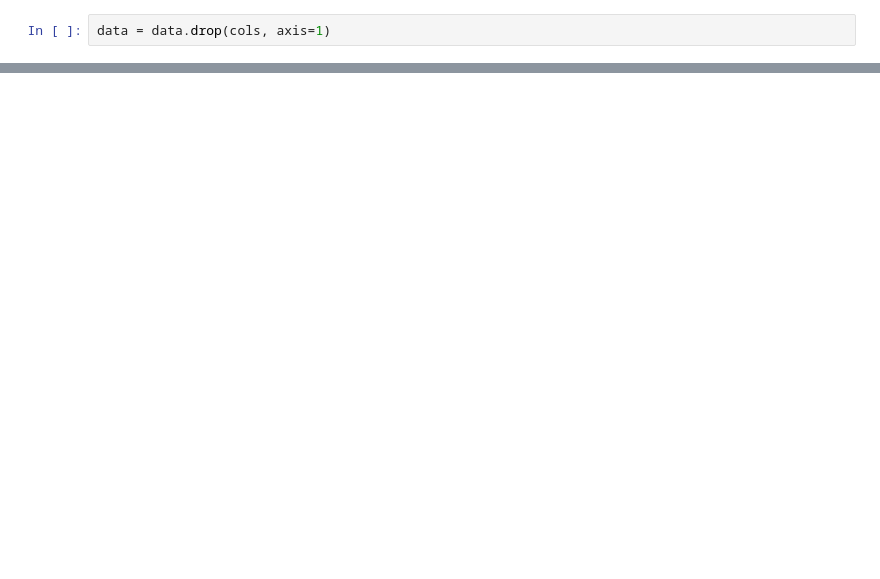
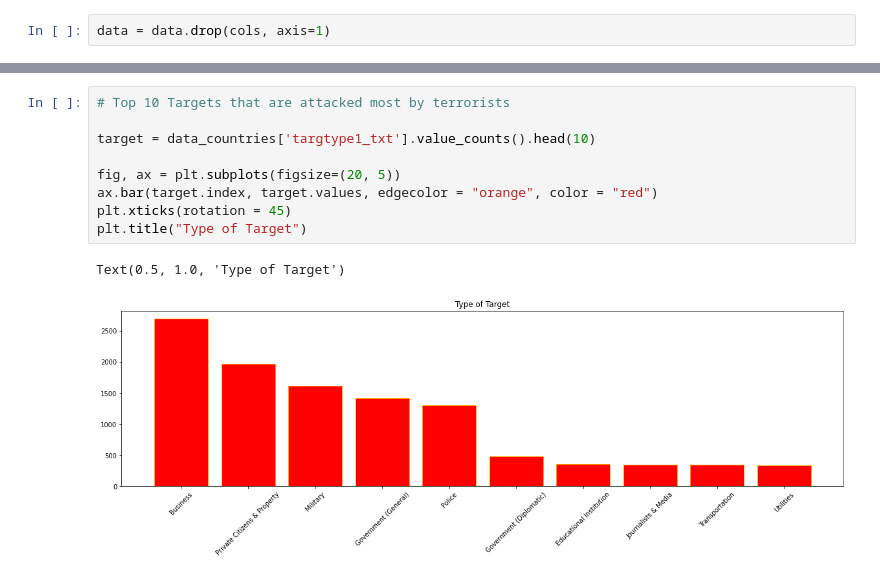
Before and after one commit to SatyamPalkar/LGMVIP-DataScience, a Jupyter notebook: INTERMEDIATE_LEVEL_TASK1.ipynb, the cells around one changed output, grey strips where cells are left out. Cells and saved outputs as stored; diff of their text form; blank space fills up the shorter version.

```diff
--- a/INTERMEDIATE_LEVEL_TASK1.ipynb
+++ b/INTERMEDIATE_LEVEL_TASK1.ipynb
@@ -114,0 +205,12 @@ NameError: ignored
+# %%
+# Top 10 Targets that are attacked most by terrorists
+
+target = data_countries['targtype1_txt'].value_counts().head(10)
+
+fig, ax = plt.subplots(figsize=(20, 5))
+ax.bar(target.index, target.values, edgecolor = "orange", color = "red")
+plt.xticks(rotation = 45)
+plt.title("Type of Target")
+# %% [output]
+Text(0.5, 1.0, 'Type of Target')
+[figure, added]
```
Also changed, not shown: parts of 28 cells of this notebook.
